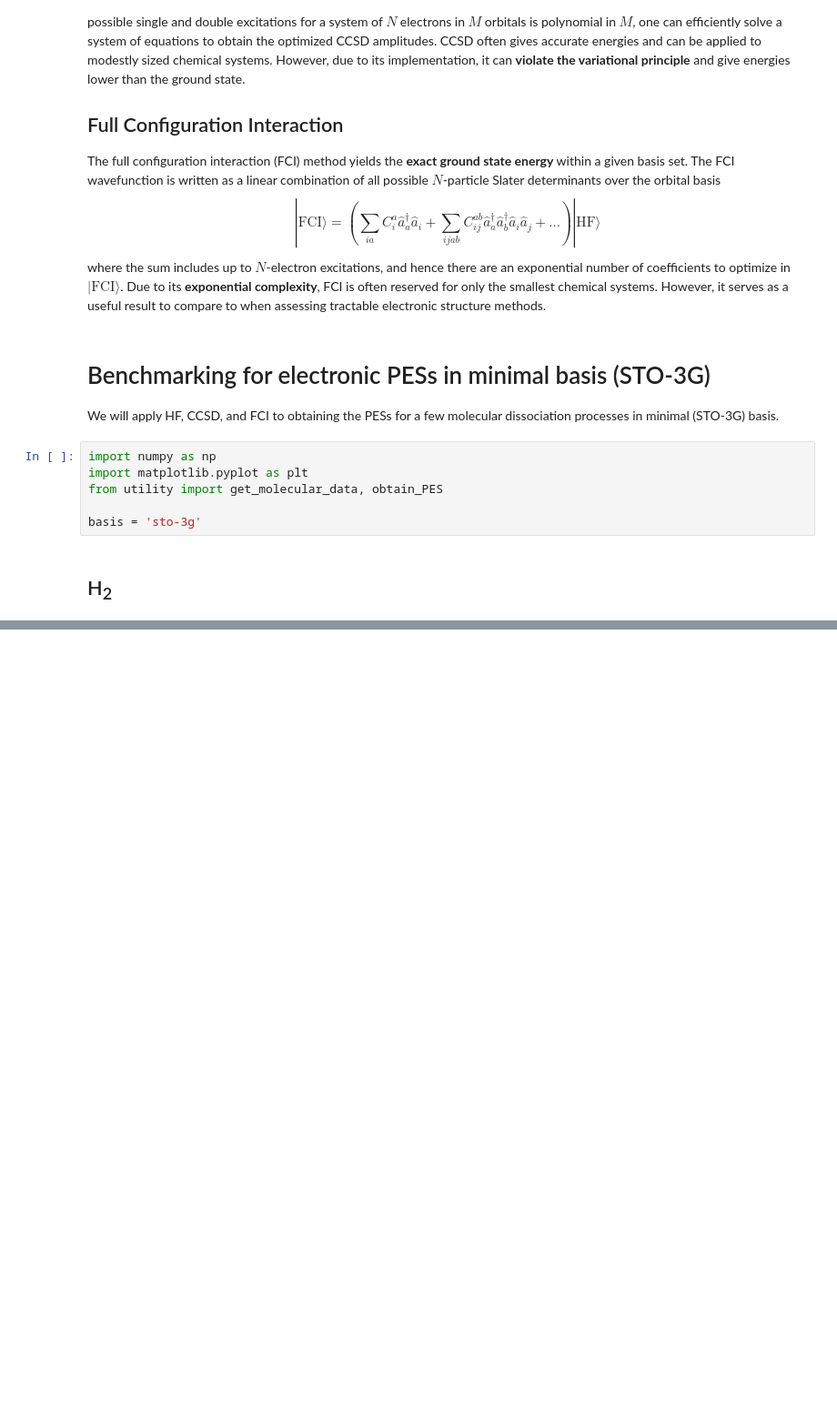
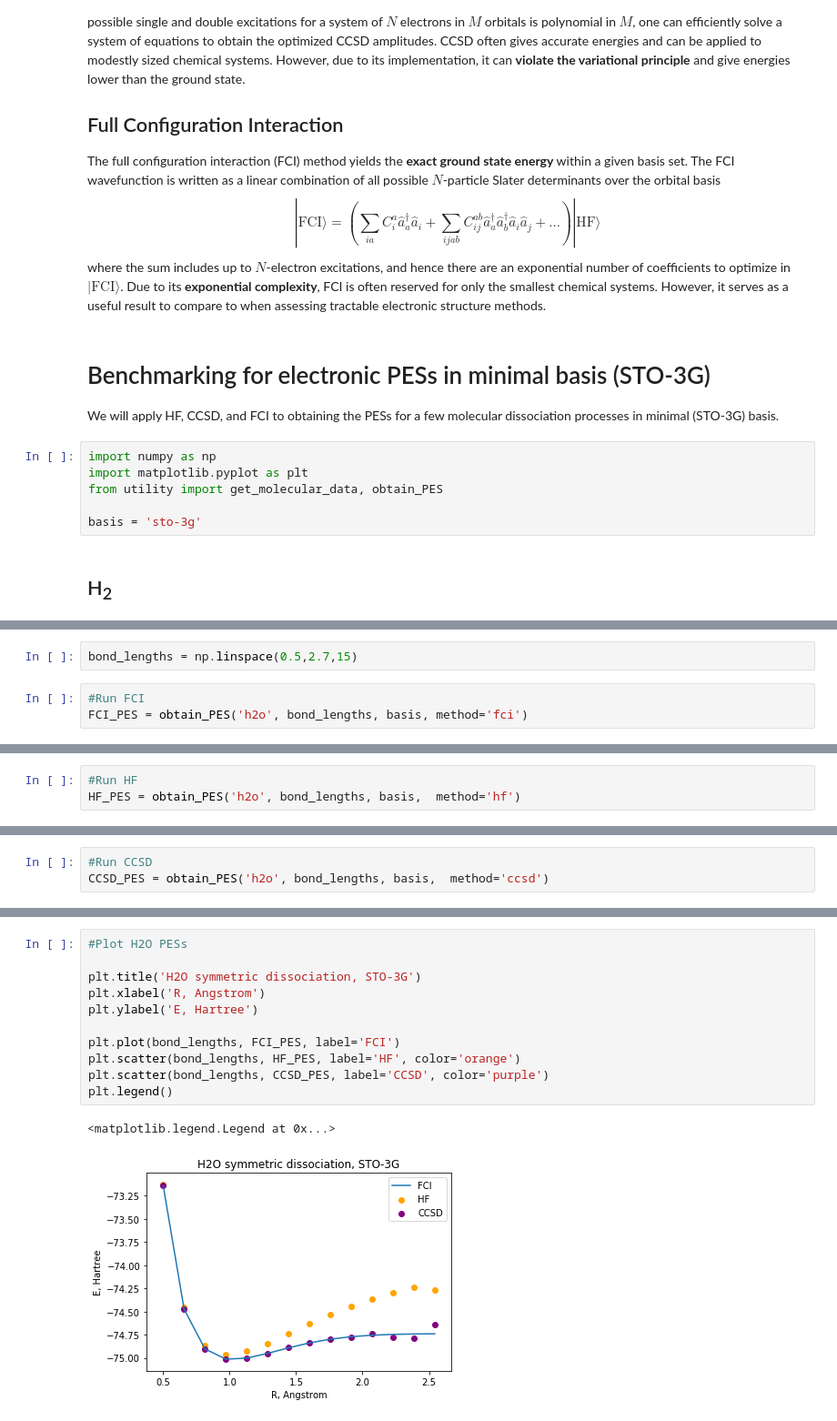
Before and after one commit to CDL-Quantum/CohortProject_2020, a Jupyter notebook: Project_2_VQE_Molecules/S1_Classical_Methods.ipynb, the cells around one changed output, grey strips where cells are left out. Shown: that part at 91% size. Saved outputs shown, nothing was run; the diff lists cells and outputs as text; blank space fills up the shorter version.

```diff
--- a/Project_2_VQE_Molecules/S1_Classical_Methods.ipynb
+++ b/Project_2_VQE_Molecules/S1_Classical_Methods.ipynb
@@ -121,0 +115,5 @@ plt.legend()
+# %%
+bond_lengths = np.linspace(0.5,2.7,15)
+# %%
+#Run FCI
+FCI_PES = obtain_PES('h2o', bond_lengths, basis, method='fci')
@@ -121,0 +136,3 @@ plt.legend()
+# %%
+#Run HF
+HF_PES = obtain_PES('h2o', bond_lengths, basis,  method='hf')
@@ -121,0 +155,3 @@ plt.legend()
+# %%
+#Run CCSD
+CCSD_PES = obtain_PES('h2o', bond_lengths, basis,  method='ccsd')
@@ -121,0 +174,14 @@ plt.legend()
+# %%
+#Plot H2O PESs
+
+plt.title('H2O symmetric dissociation, STO-3G')
+plt.xlabel('R, Angstrom')
+plt.ylabel('E, Hartree')
+
+plt.plot(bond_lengths, FCI_PES, label='FCI')
+plt.scatter(bond_lengths, HF_PES, label='HF', color='orange')
+plt.scatter(bond_lengths, CCSD_PES, label='CCSD', color='purple')
+plt.legend()
+# %% [output]
+<matplotlib.legend.Legend at 0x...>
+[figure, added]
```
Also changed, not shown: parts of 11 cells of this notebook, 1 other file.
